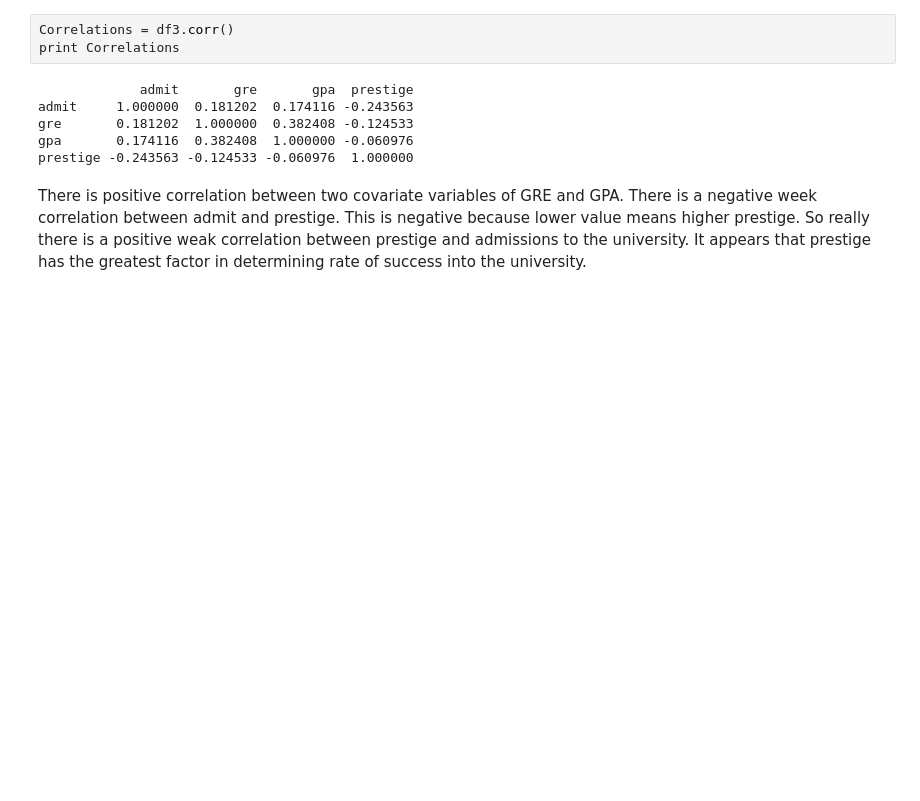
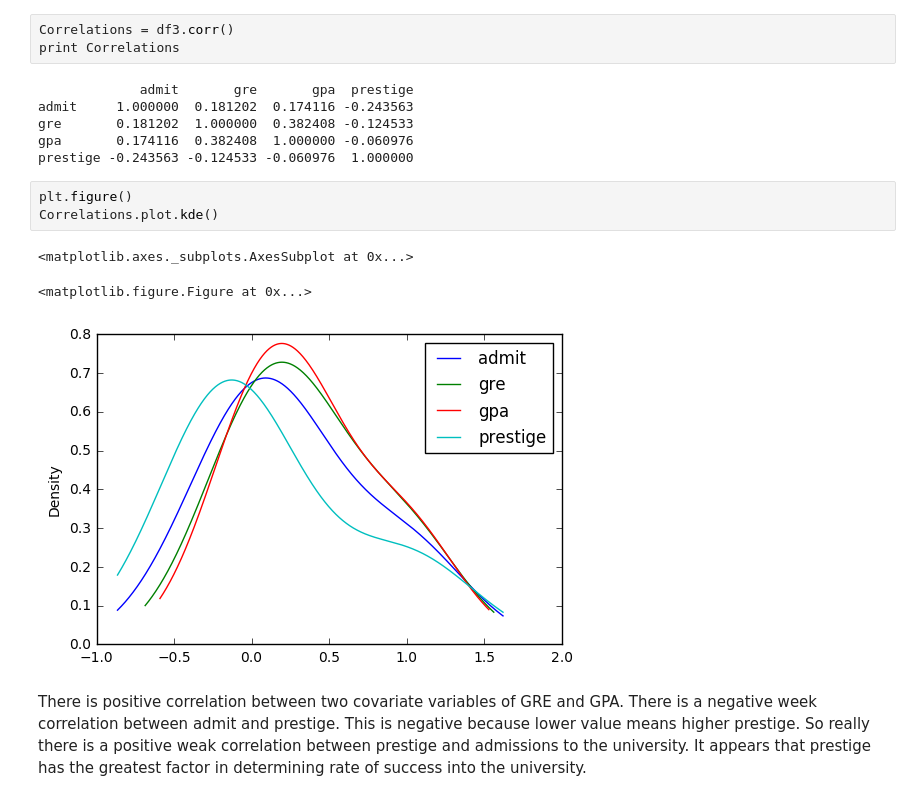
Before and after one commit to akell47/DataSciCourse, a Jupyter notebook: projects/unit-projects/project-1/starter-code/project1-starter.ipynb, the cells around one changed output. Saved outputs shown, nothing was run; the diff lists cells and outputs as text; blank space fills up the shorter version.

Commit message:
one more plot

```diff
--- a/projects/unit-projects/project-1/starter-code/project1-starter.ipynb
+++ b/projects/unit-projects/project-1/starter-code/project1-starter.ipynb
@@ -301,6 +301,13 @@ admit     1.000000  0.181202  0.174116 -0.243563
 gre       0.181202  1.000000  0.382408 -0.124533
 gpa       0.174116  0.382408  1.000000 -0.060976
 prestige -0.243563 -0.124533 -0.060976  1.000000
+# %%
+plt.figure()
+Correlations.plot.kde()
+# %% [output]
+<matplotlib.axes._subplots.AxesSubplot at 0x...>
+<matplotlib.figure.Figure at 0x...>
+[figure, added]
 # %% [markdown]
 There is  positive correlation between two covariate variables of GRE and GPA.  There is a negative week correlation between admit and prestige. This is negative because lower value means higher prestige.  So really there is a positive weak correlation between prestige and admissions to the university.  It appears that prestige has the greatest factor in determining rate of success into the university.
 # %%
```
